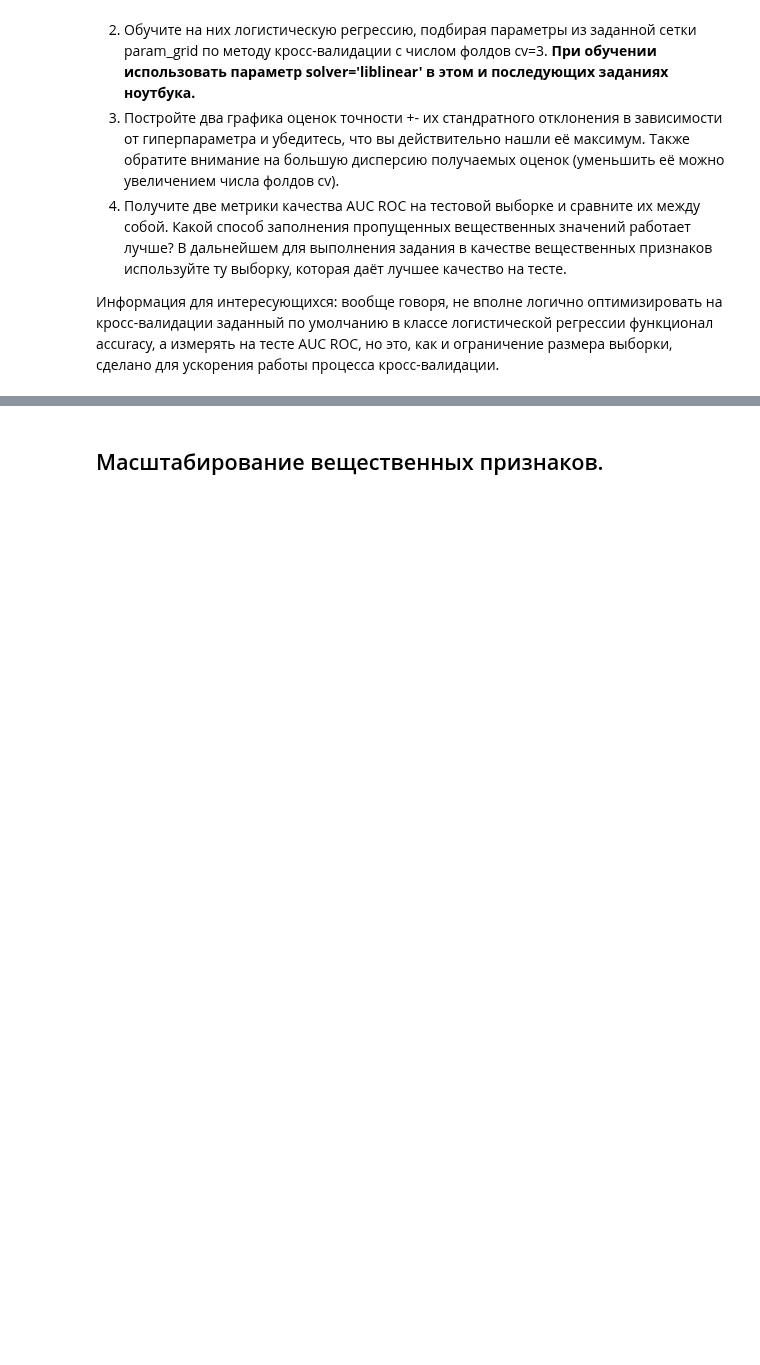
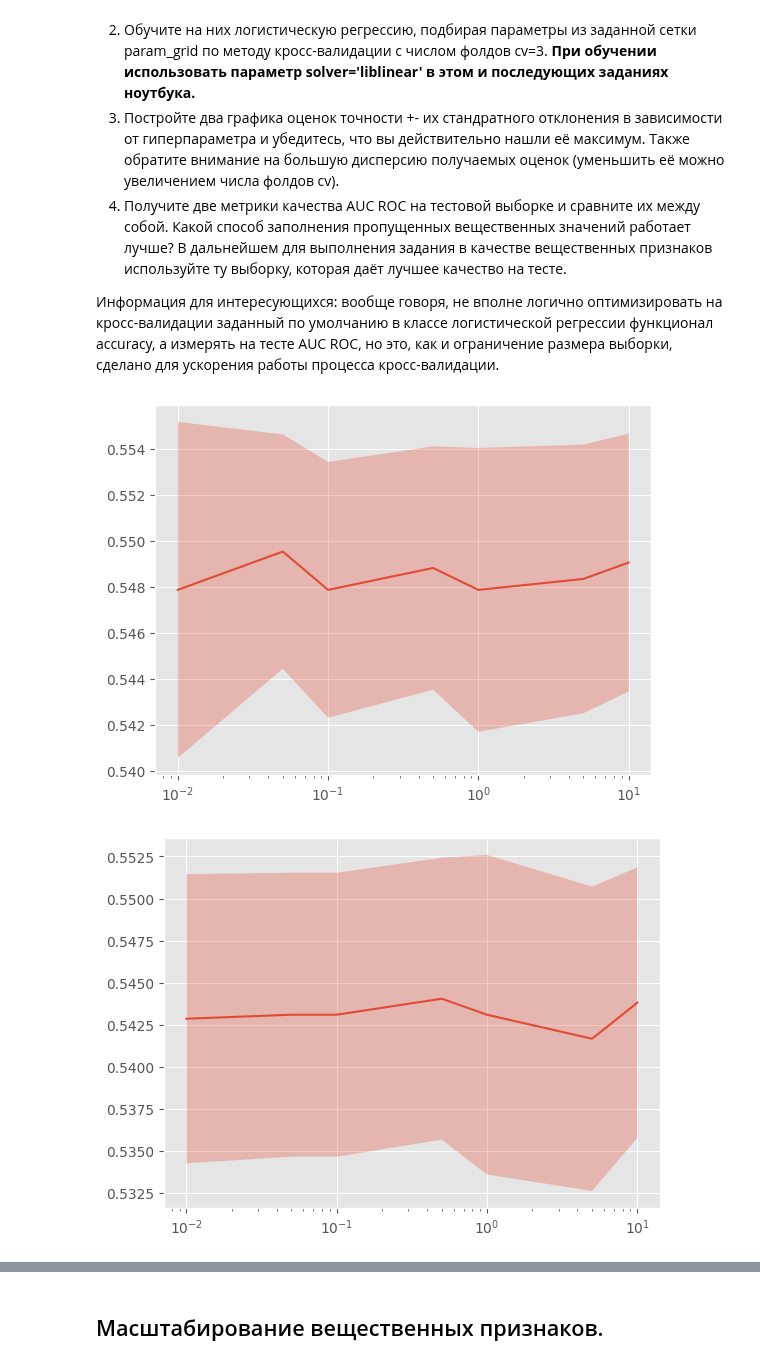
Before and after one commit to Flawed1/machine_learning_practice, a Jupyter notebook: lessons/practice_2/2023_Preprocessing_LR_new_json.ipynb, the cells around one changed output, grey strips where cells are left out. Cells and saved outputs as stored; diff of their text form; code cells hidden in the pictures; blank space fills up the shorter version.

```diff
--- a/lessons/practice_2/2023_Preprocessing_LR_new_json.ipynb
+++ b/lessons/practice_2/2023_Preprocessing_LR_new_json.ipynb
@@ -139,7 +139,7 @@ data.dropna().shape
     np.hstack(...)
     np.vstack(...)
 # %%
-def calculate_means(numeric_data):
+def calculate_means(numeric_data) -> pd.Series:
     means = np.zeros(numeric_data.shape[1])
     for j in range(numeric_data.shape[1]):
         to_sum: pd.DataFrame = numeric_data.iloc[:,j]
@@ -165,4 +182,8 @@ X_real_zeroes
 # %%
-X_real_mean = X[numeric_cols].fillna(calculate_means(X[numeric_cols]))
+X_real_mean = X[numeric_cols]
+
+for i, value in calculate_means(X[numeric_cols]).to_dict().items():
+    X_real_mean[[i]] = X_real_mean[[i]].fillna(value)
+
 X_real_mean
 # %% [output]
@@ -287,22 +353,34 @@ from sklearn.model_selection import train_test_split
 # %%
 from sklearn.linear_model import LogisticRegression
 from sklearn.model_selection import GridSearchCV
 from sklearn.metrics import roc_auc_score
 
 def plot_scores(optimizer):
     scores=[]
     for i in range(len(optimizer.cv_results_['params'])):
         scores.append([optimizer.cv_results_['params'][i]['C'],
                 optimizer.cv_results_['mean_test_score'][i],
                 optimizer.cv_results_['std_test_score'][i]])
     scores = np.array(scores)
     plt.semilogx(scores[:,0], scores[:,1])
     plt.fill_between(scores[:,0], scores[:,1]-scores[:,2],
                                   scores[:,1]+scores[:,2], alpha=0.3)
     plt.show()
 
 
 param_grid = {'C': [0.01, 0.05, 0.1, 0.5, 1, 5, 10]}
 cv = 3
 
-# place your code here
+X_train_zeros_completed: np.ndarray = np.hstack((X_train_real_zeros, X_train_cat_oh))
+X_train_mean_completed: np.ndarray = np.hstack((X_train_real_mean, X_train_cat_oh))
+
+X_test_zeros_completed: np.ndarray = np.hstack((X_test_real_zeros, X_test_cat_oh))
+X_test_mean_completed: np.ndarray = np.hstack((X_test_real_mean, X_test_cat_oh))
+
+zeros_logistic_regression_search = GridSearchCV(LogisticRegression(solver="liblinear"), param_grid=param_grid, cv=3).fit(X_train_zeros_completed, y_train)
+mean_logistic_regression_search = GridSearchCV(LogisticRegression(solver="liblinear"), param_grid=param_grid, cv=3).fit(X_train_mean_completed, y_train)
+plot_scores(zeros_logistic_regression_search)
+plot_scores(mean_logistic_regression_search)
+# %% [output]
+[figure, added]
+[figure, added]
```
Also changed, not shown: parts of 16 cells of this notebook.
